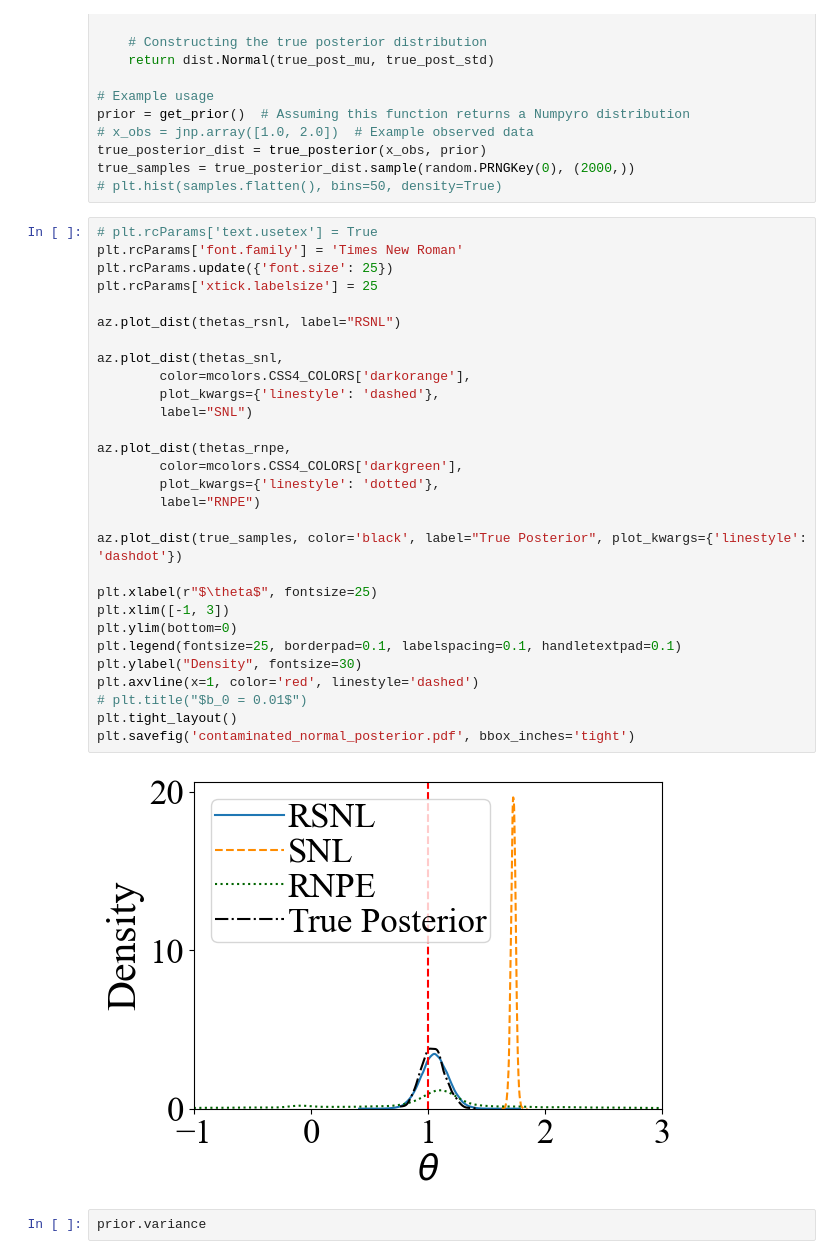
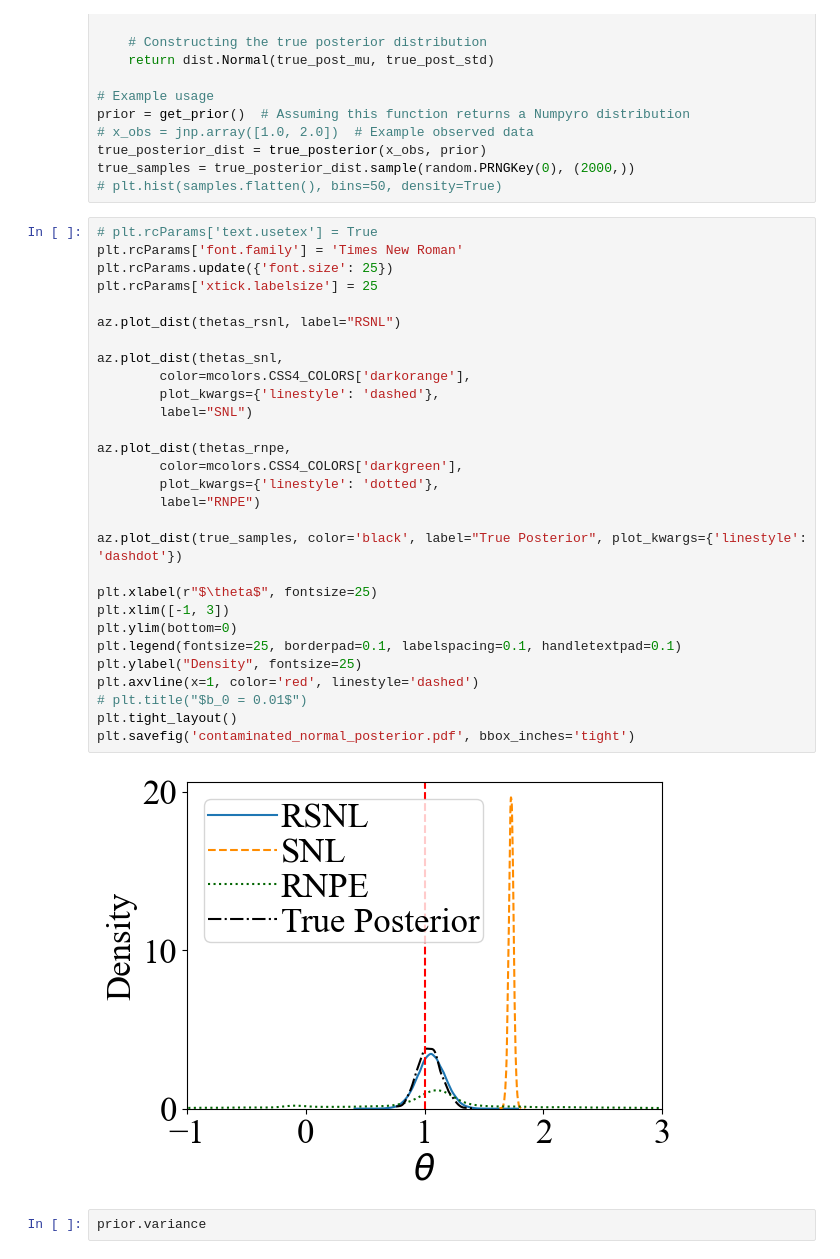
Before and after one commit to RyanJafefKelly/rsnl, a Jupyter notebook: notebooks/contaminated_normal_plots.ipynb, the cells around one changed output. Saved outputs shown, nothing was run; the diff lists cells and outputs as text.

Commit message:
Update contaminated normal plots

```diff
--- a/notebooks/contaminated_normal_plots.ipynb
+++ b/notebooks/contaminated_normal_plots.ipynb
@@ -115,34 +113,34 @@ true_samples = true_posterior_dist.sample(random.PRNGKey(0), (2000,))
 # %%
 # plt.rcParams['text.usetex'] = True
 plt.rcParams['font.family'] = 'Times New Roman'
 plt.rcParams.update({'font.size': 25})
 plt.rcParams['xtick.labelsize'] = 25
 
 az.plot_dist(thetas_rsnl, label="RSNL")
 
 az.plot_dist(thetas_snl,
         color=mcolors.CSS4_COLORS['darkorange'],
         plot_kwargs={'linestyle': 'dashed'},
         label="SNL")
 
 az.plot_dist(thetas_rnpe,
         color=mcolors.CSS4_COLORS['darkgreen'],
         plot_kwargs={'linestyle': 'dotted'},
         label="RNPE")
 
 az.plot_dist(true_samples, color='black', label="True Posterior", plot_kwargs={'linestyle': 'dashdot'})
 
 plt.xlabel(r"$\theta$", fontsize=25)
 plt.xlim([-1, 3])
 plt.ylim(bottom=0)
 plt.legend(fontsize=25, borderpad=0.1, labelspacing=0.1, handletextpad=0.1)
-plt.ylabel("Density", fontsize=30)
+plt.ylabel("Density", fontsize=25)
 plt.axvline(x=1, color='red', linestyle='dashed')
 # plt.title("$b_0 = 0.01$")
 plt.tight_layout()
 plt.savefig('contaminated_normal_posterior.pdf', bbox_inches='tight')
 # %% [output]
-[figure, old version]
+[figure, new version]
 # %%
 prior.variance
 # %% [output]
```
Also changed, not shown: parts of 5 cells of this notebook, 3 other files.
